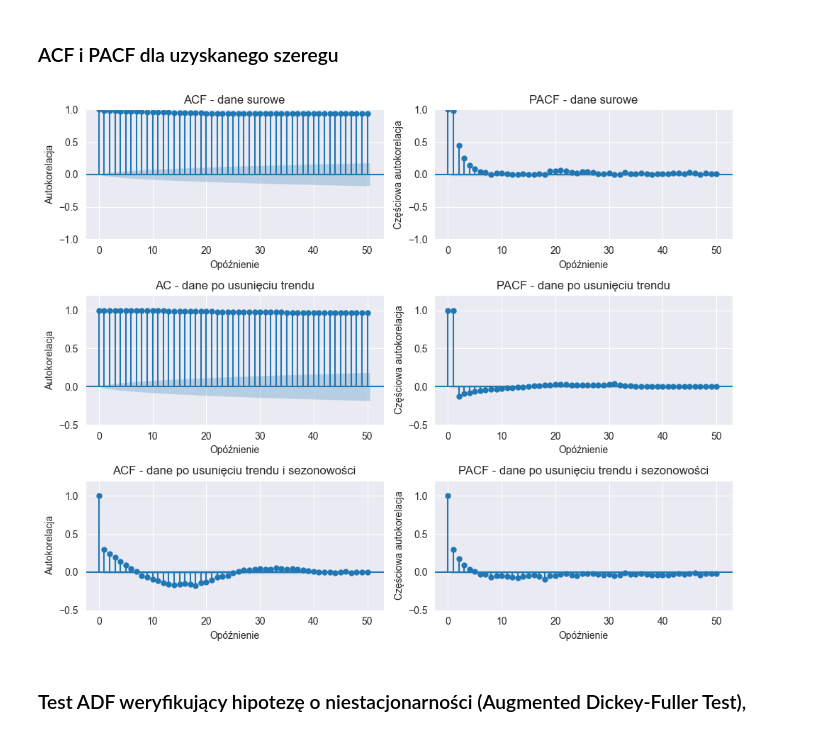
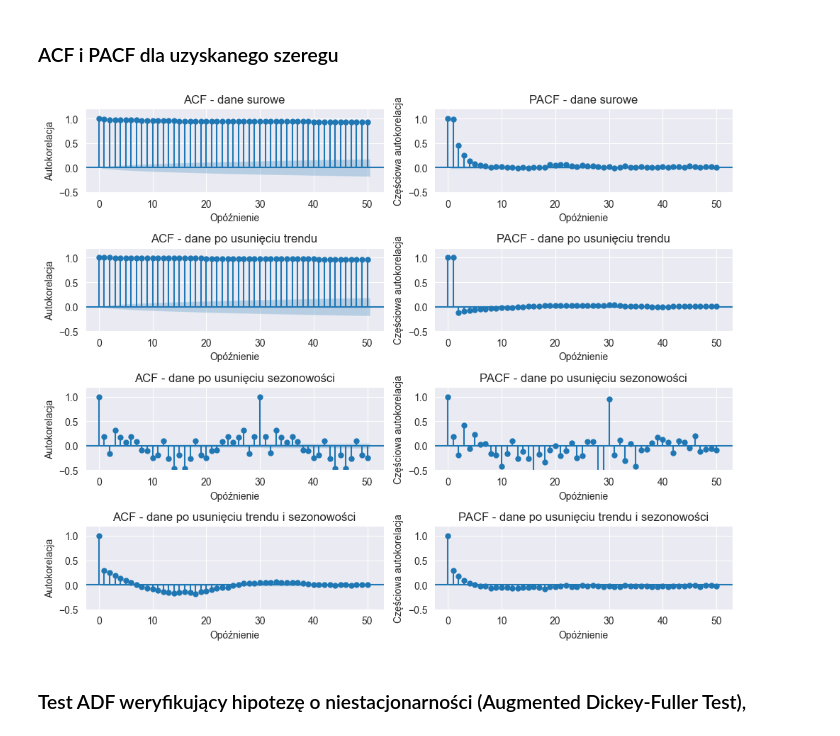
Before and after one commit to AmeliaBieda/Egg_Sales, a Jupyter notebook: raport.ipynb, the cells around one changed output. Cells and saved outputs as stored; diff of their text form; code cells hidden in the pictures.

```diff
--- a/raport.ipynb
+++ b/raport.ipynb
@@ -217,50 +217,62 @@ plt.show()
 # %% [markdown]
 ### ACF i PACF dla uzyskanego szeregu
 # %%
-fig, axes = plt.subplots(3, 2, figsize=(10, 8))
+fig, axes = plt.subplots(4, 2, figsize=(10,8))
 
 plot_acf(arma_trajectory_with_components, lags=50, ax=axes[0, 0])
 axes[0, 0].set_xlabel('Opóźnienie')
 axes[0, 0].set_ylabel('Autokorelacja')
 axes[0, 0].set_title('ACF - dane surowe')
-#axes[0, 0].set_ylim(-0.8, 1.2)
+axes[0, 0].set_ylim(-0.5, 1.2)
 
 plot_pacf(arma_trajectory_with_components, lags=50, ax=axes[0, 1])
 axes[0, 1].set_xlabel('Opóźnienie')
 axes[0, 1].set_ylabel('Częściowa autokorelacja')
 axes[0, 1].set_title('PACF - dane surowe')
-#axes[0, 1].set_ylim(-0.8, 1.2)
+axes[0, 1].set_ylim(-0.5, 1.2)
 
 plot_acf(trend, lags=50, ax=axes[1, 0])
 axes[1, 0].set_xlabel('Opóźnienie')
 axes[1, 0].set_ylabel('Autokorelacja')
-axes[1, 0].set_title('AC - dane po usunięciu trendu')
+axes[1, 0].set_title('ACF - dane po usunięciu trendu')
 axes[1, 0].set_ylim(-0.5, 1.2)
 
 plot_pacf(trend, lags=50, ax=axes[1, 1])
 axes[1, 1].set_xlabel('Opóźnienie')
 axes[1, 1].set_ylabel('Częściowa autokorelacja')
 axes[1, 1].set_title('PACF - dane po usunięciu trendu')
 axes[1, 1].set_ylim(-0.5, 1.2)
 
-plot_acf(residual, lags=50, ax=axes[2, 0])
-#axes[2, 0].plot(acf_teor_, '-', label='Teoretyczna ACF')
+plot_acf(seasonal, lags=50, ax=axes[2, 0])
 axes[2, 0].set_xlabel('Opóźnienie')
 axes[2, 0].set_ylabel('Autokorelacja')
-axes[2, 0].set_title('ACF - dane po usunięciu trendu i sezonowości')
+axes[2, 0].set_title('ACF - dane po usunięciu sezonowości')
 axes[2, 0].set_ylim(-0.5, 1.2)
 
-plot_pacf(residual, lags=50, ax=axes[2, 1])
-#axes[2, 1].plot(pacf_teor_, '-', label='Teoretyczna PACF')
+plot_pacf(seasonal, lags=50, ax=axes[2, 1])
 axes[2, 1].set_xlabel('Opóźnienie')
 axes[2, 1].set_ylabel('Częściowa autokorelacja')
-axes[2, 1].set_title('PACF - dane po usunięciu trendu i sezonowości')
+axes[2, 1].set_title('PACF - dane po usunięciu sezonowości')
 axes[2, 1].set_ylim(-0.5, 1.2)
+
+plot_acf(residual, lags=50, ax=axes[3, 0])
+#axes[2, 0].plot(acf_teor_, '-', label='Teoretyczna ACF')
+axes[3, 0].set_xlabel('Opóźnienie')
+axes[3, 0].set_ylabel('Autokorelacja')
+axes[3, 0].set_title('ACF - dane po usunięciu trendu i sezonowości')
+axes[3, 0].set_ylim(-0.5, 1.2)
+
+plot_pacf(residual, lags=50, ax=axes[3, 1])
+#axes[2, 1].plot(pacf_teor_, '-', label='Teoretyczna PACF')
+axes[3, 1].set_xlabel('Opóźnienie')
+axes[3, 1].set_ylabel('Częściowa autokorelacja')
+axes[3, 1].set_title('PACF - dane po usunięciu trendu i sezonowości')
+axes[3, 1].set_ylim(-0.5, 1.2)
 
 plt.tight_layout()
 plt.show()
 # %% [output]
-[figure, old version]
+[figure, new version]
 # %% [markdown]
 ### Test ADF weryfikujący hipotezę o niestacjonarności (Augmented Dickey-Fuller Test),
 # %%
```
Also changed, not shown: parts of 9 cells of this notebook.
